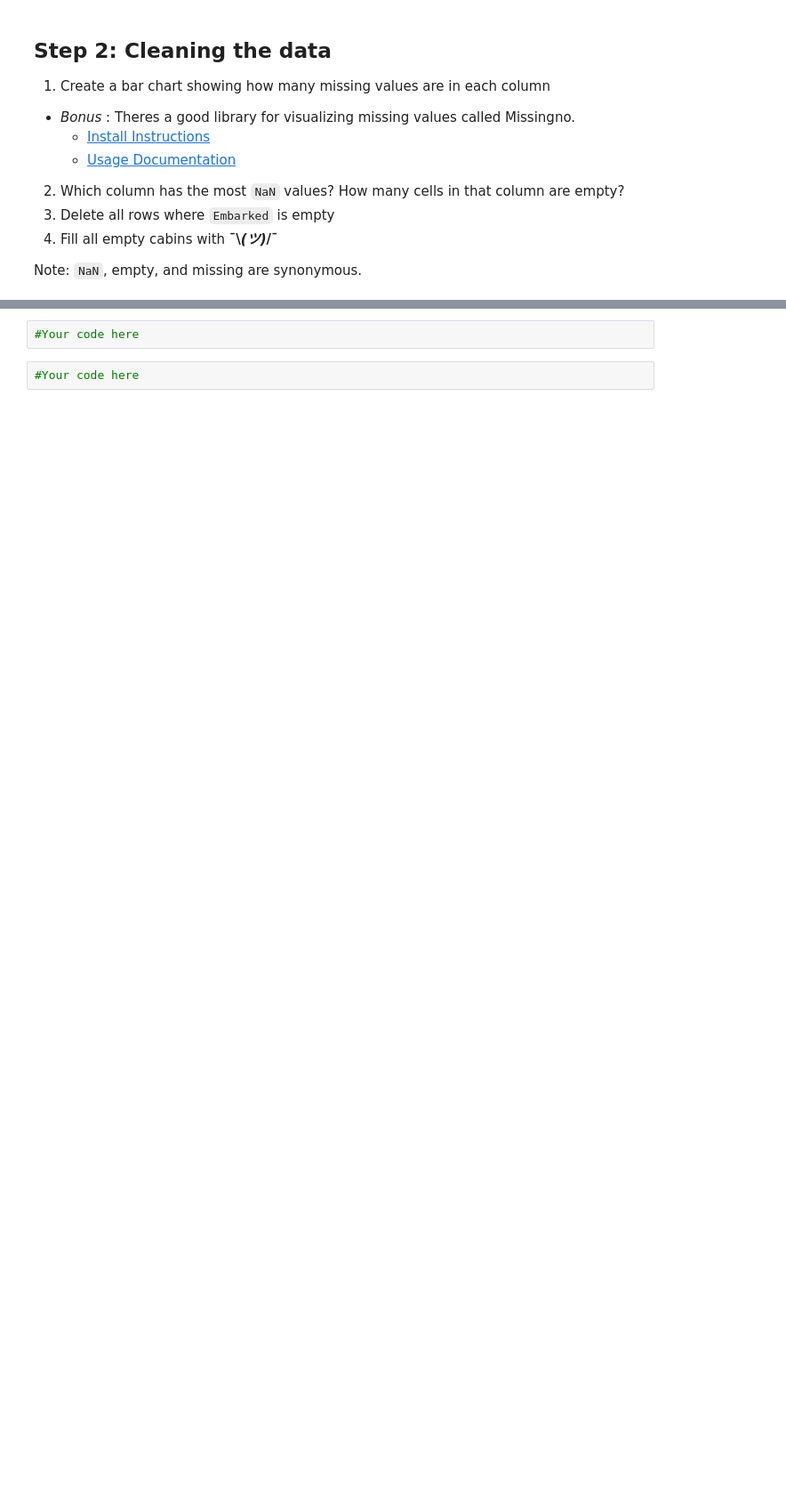
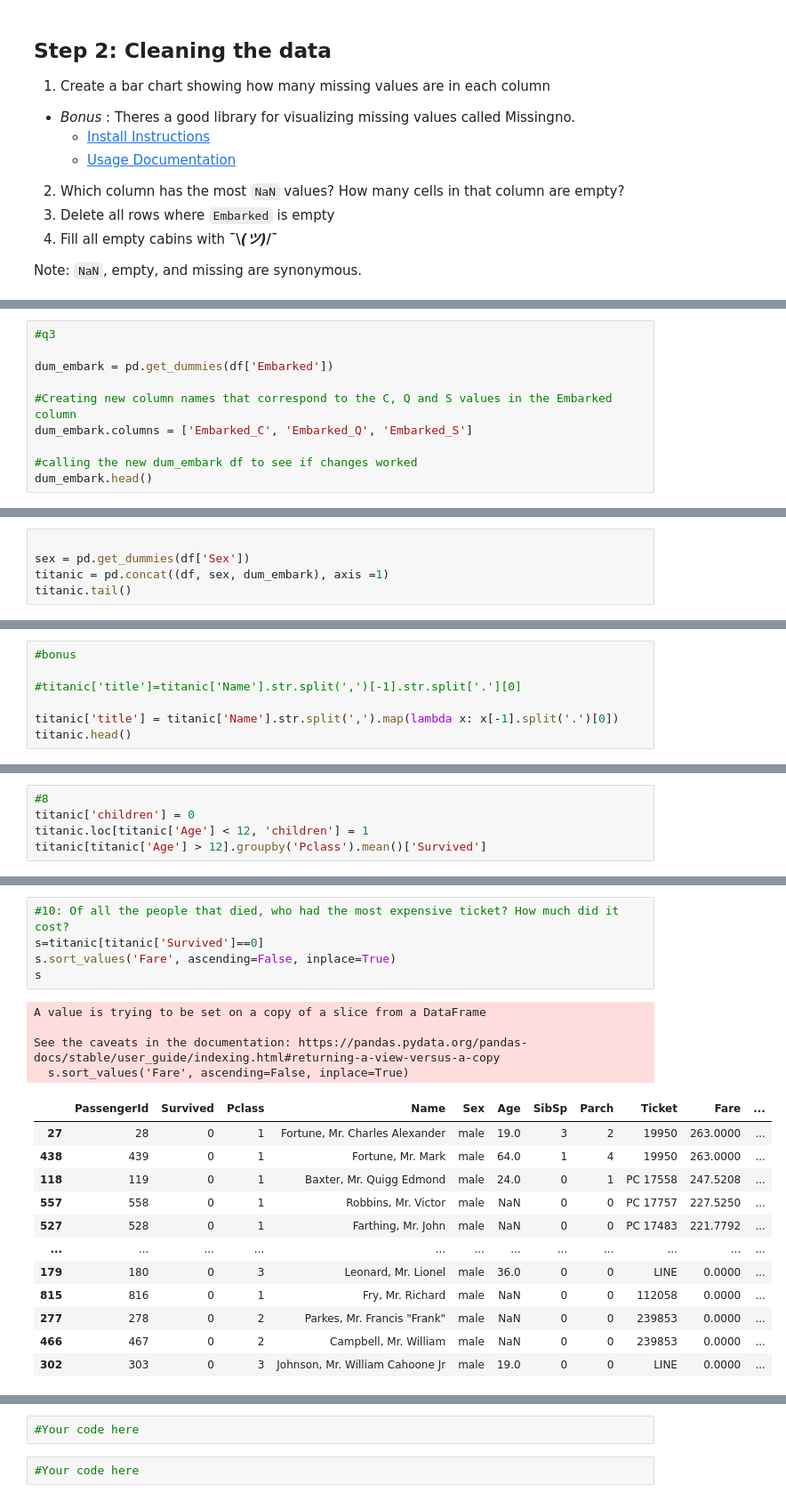
Before and after one commit to StevenChangzx/DSIF-SG-7, a Jupyter notebook: Titanic.ipynb, the cells around one changed output, grey strips where cells are left out. Shown at 89% size. Saved outputs shown, nothing was run; the diff lists cells and outputs as text; blank space fills up the shorter version.

```diff
--- a/Titanic.ipynb
+++ b/Titanic.ipynb
@@ -34,0 +110,10 @@ Note: `NaN`, empty, and missing are synonymous.
+# %%
+#q3
+
+dum_embark = pd.get_dummies(df['Embarked'])
+
+#Creating new column names that correspond to the C, Q and S values in the Embarked column
+dum_embark.columns = ['Embarked_C', 'Embarked_Q', 'Embarked_S']
+
+#calling the new dum_embark df to see if changes worked
+dum_embark.head()
@@ -34,0 +127,5 @@ Note: `NaN`, empty, and missing are synonymous.
+# %%
+
+sex = pd.get_dummies(df['Sex'])
+titanic = pd.concat((df, sex, dum_embark), axis =1)
+titanic.tail()
@@ -34,0 +139,7 @@ Note: `NaN`, empty, and missing are synonymous.
+# %%
+#bonus
+
+#titanic['title']=titanic['Name'].str.split(',')[-1].str.split['.'][0]
+
+titanic['title'] = titanic['Name'].str.split(',').map(lambda x: x[-1].split('.')[0])
+titanic.head()
@@ -34,0 +239,5 @@ Note: `NaN`, empty, and missing are synonymous.
+# %%
+#8
+titanic['children'] = 0
+titanic.loc[titanic['Age'] < 12, 'children'] = 1
+titanic[titanic['Age'] > 12].groupby('Pclass').mean()['Survived']
@@ -34,0 +257,22 @@ Note: `NaN`, empty, and missing are synonymous.
+# %%
+#10: Of all the people that died, who had the most expensive ticket? How much did it cost?
+s=titanic[titanic['Survived']==0]
+s.sort_values('Fare', ascending=False, inplace=True)
+s
+# %% [output]
+A value is trying to be set on a copy of a slice from a DataFrame
+
+See the caveats in the documentation: https://pandas.pydata.org/pandas-docs/stable/user_guide/indexing.html#returning-a-view-versus-a-copy
+  s.sort_values('Fare', ascending=False, inplace=True)
+|  | PassengerId | Survived | Pclass | Name | Sex | Age | SibSp | Parch | Ticket | Fare | ... |
+| 27 | 28 | 0 | 1 | Fortune, Mr. Charles Alexander | male | 19.0 | 3 | 2 | 19950 | 263.0000 | ... |
+| 438 | 439 | 0 | 1 | Fortune, Mr. Mark | male | 64.0 | 1 | 4 | 19950 | 263.0000 | ... |
+| 118 | 119 | 0 | 1 | Baxter, Mr. Quigg Edmond | male | 24.0 | 0 | 1 | PC 17558 | 247.5208 | ... |
+| 557 | 558 | 0 | 1 | Robbins, Mr. Victor | male | NaN | 0 | 0 | PC 17757 | 227.5250 | ... |
+| 527 | 528 | 0 | 1 | Farthing, Mr. John | male | NaN | 0 | 0 | PC 17483 | 221.7792 | ... |
+| ... | ... | ... | ... | ... | ... | ... | ... | ... | ... | ... | ... |
+| 179 | 180 | 0 | 3 | Leonard, Mr. Lionel | male | 36.0 | 0 | 0 | LINE | 0.0000 | ... |
+| 815 | 816 | 0 | 1 | Fry, Mr. Richard | male | NaN | 0 | 0 | 112058 | 0.0000 | ... |
+| 277 | 278 | 0 | 2 | Parkes, Mr. Francis "Frank" | male | NaN | 0 | 0 | 239853 | 0.0000 | ... |
+| 466 | 467 | 0 | 2 | Campbell, Mr. William | male | NaN | 0 | 0 | 239853 | 0.0000 | ... |
+| 302 | 303 | 0 | 3 | Johnson, Mr. William Cahoone Jr | male | 19.0 | 0 | 0 | LINE | 0.0000 | ... |
```
Also changed, not shown: parts of 63 cells of this notebook.
